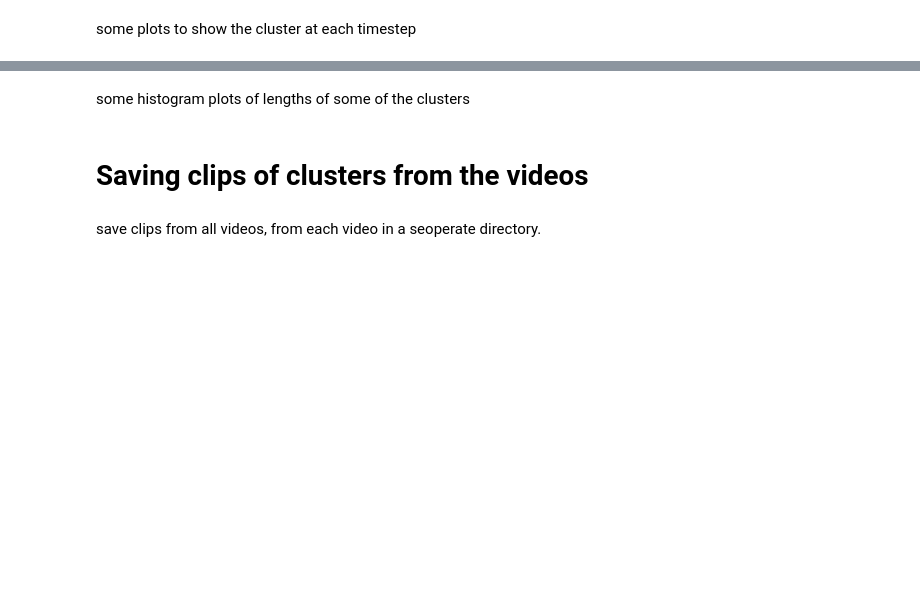
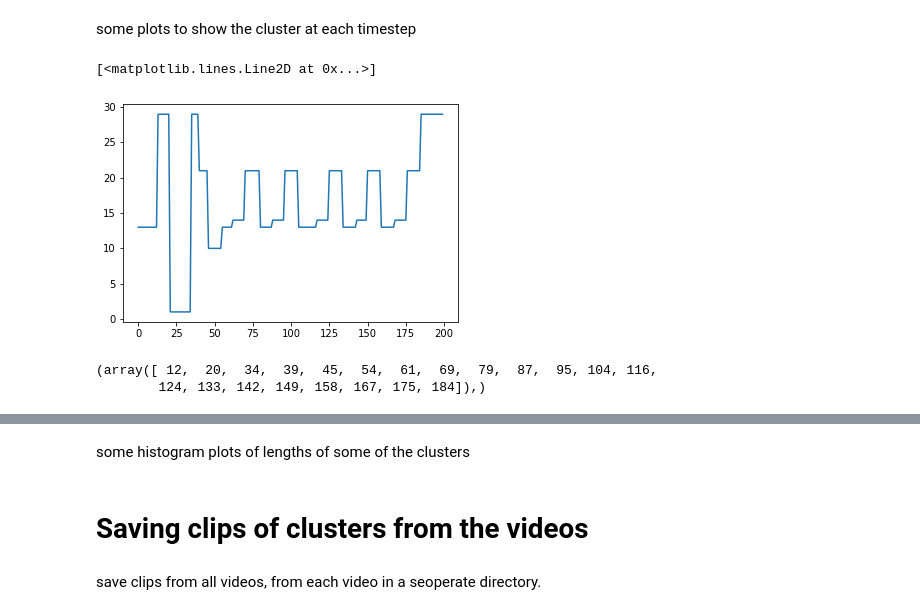
Before and after one commit to ysterin/deep_cluster, a Jupyter notebook: autoencoder KMeans.ipynb, the cells around one changed output, grey strips where cells are left out. Cells and saved outputs as stored; diff of their text form; code cells hidden in the pictures; blank space fills up the shorter version.

```diff
--- a/autoencoder KMeans.ipynb
+++ b/autoencoder KMeans.ipynb
@@ -107,2 +151,14 @@ segment_dict = dict(zip(landmark_files,
 # %% [markdown]
 some plots to show the cluster at each timestep
+# %%
+lbls = labels_dict[landmark_files[6]]
+segs = segment_dict[landmark_files[6]]
+plt.plot(lbls[:200])
+# %% [output]
+[<matplotlib.lines.Line2D at 0x...>]
+[figure, added]
+# %%
+np.where(np.diff(lbls[:200]) != 0)
+# %% [output]
+(array([ 12,  20,  34,  39,  45,  54,  61,  69,  79,  87,  95, 104, 116,
+        124, 133, 142, 149, 158, 167, 175, 184]),)
```
Also changed, not shown: parts of 16 cells of this notebook.
